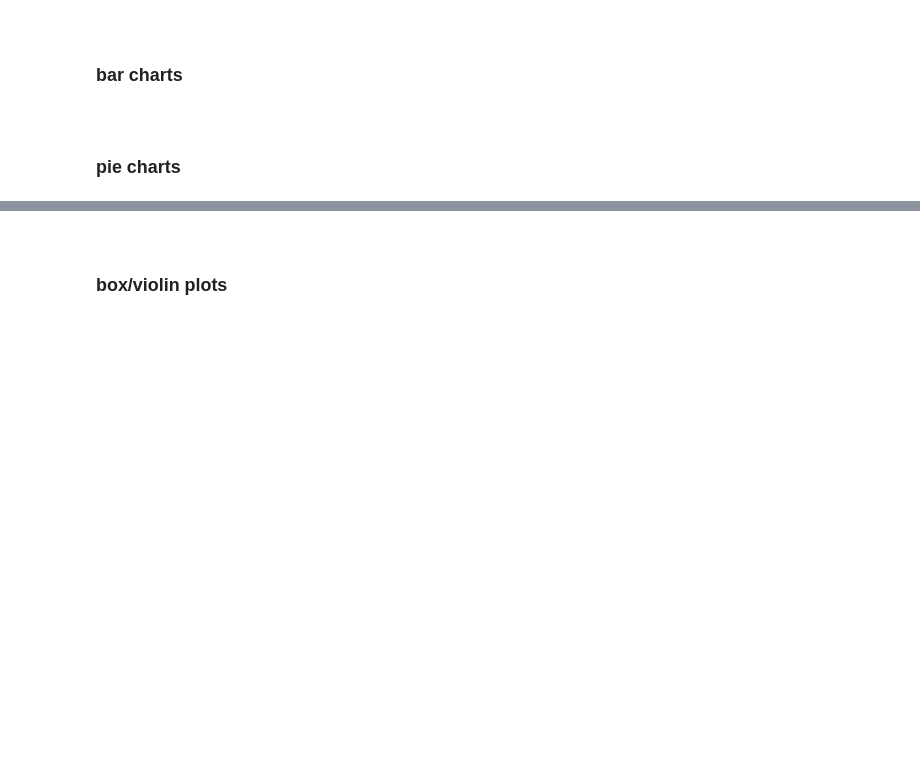
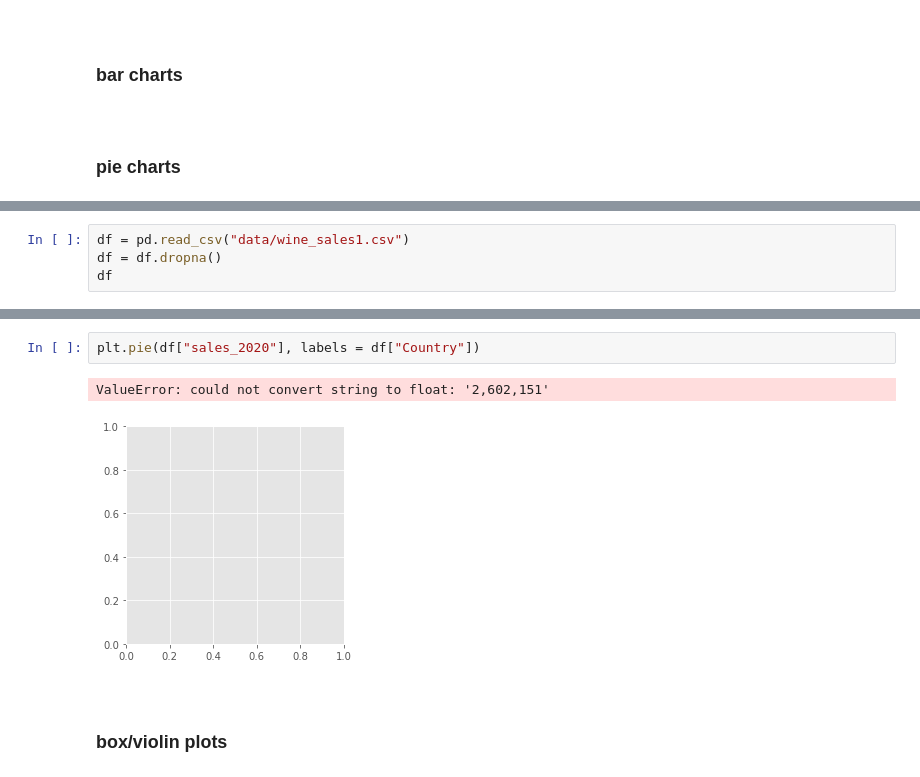
Before and after one commit to Caoimhinv/Fundamentals_Assessment, a Jupyter notebook: pyplot.ipynb, the cells around one changed output, grey strips where cells are left out. Saved outputs shown, nothing was run; the diff lists cells and outputs as text; blank space fills up the shorter version.

Commit message:
start on pie chart

```diff
--- a/pyplot.ipynb
+++ b/pyplot.ipynb
@@ -269,0 +272,4 @@ fig.tight_layout()
+# %%
+df = pd.read_csv("data/wine_sales1.csv")
+df = df.dropna()
+df
@@ -270,3 +304,8 @@ fig.tight_layout()
+# %%
+plt.pie(df["sales_2020"], labels = df["Country"])
+# %% [output]
+ValueError: could not convert string to float: '2,602,151'
+[figure, added]
 # %% [markdown]
 <br>
 
```
Also changed, not shown: parts of 8 cells of this notebook, 2 other files.
